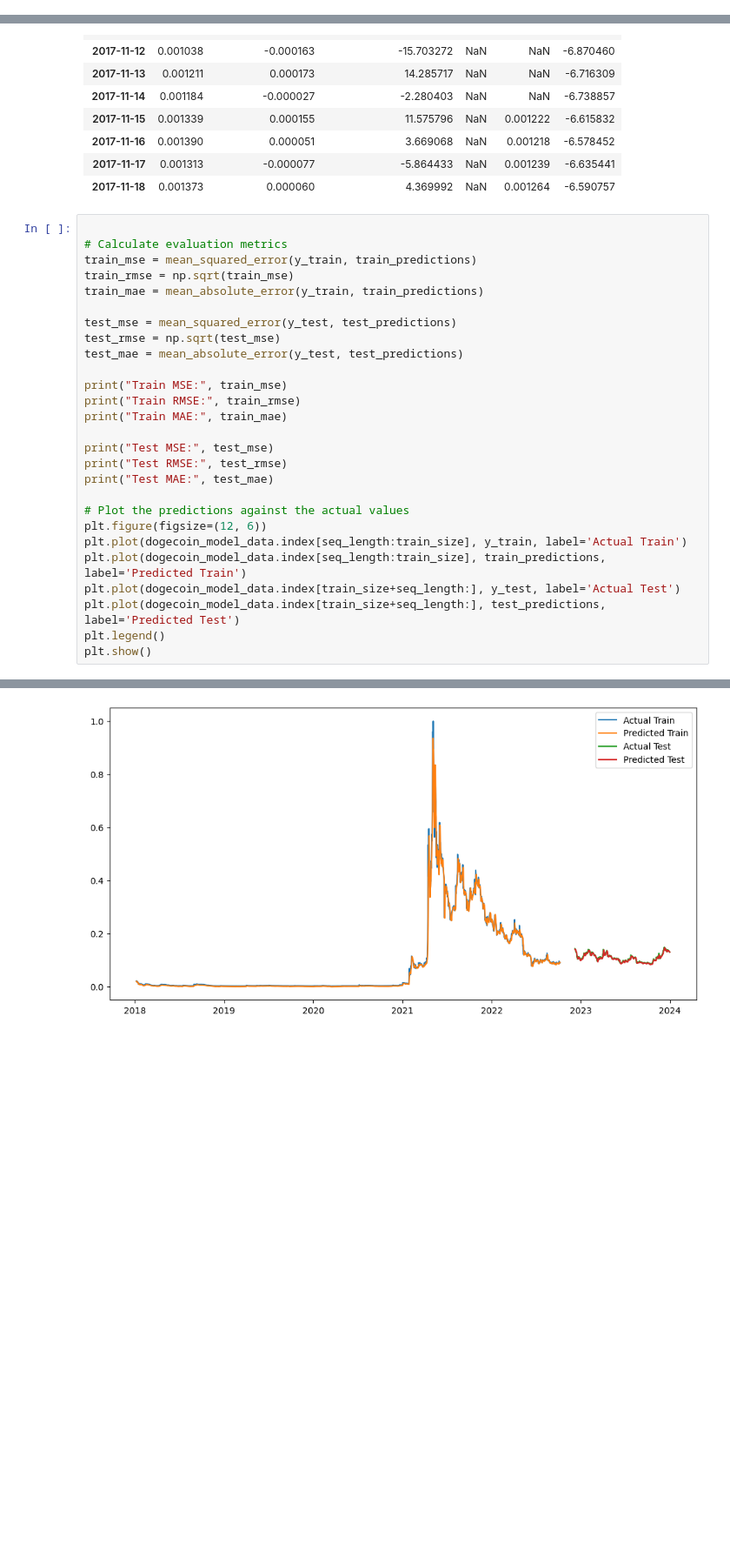
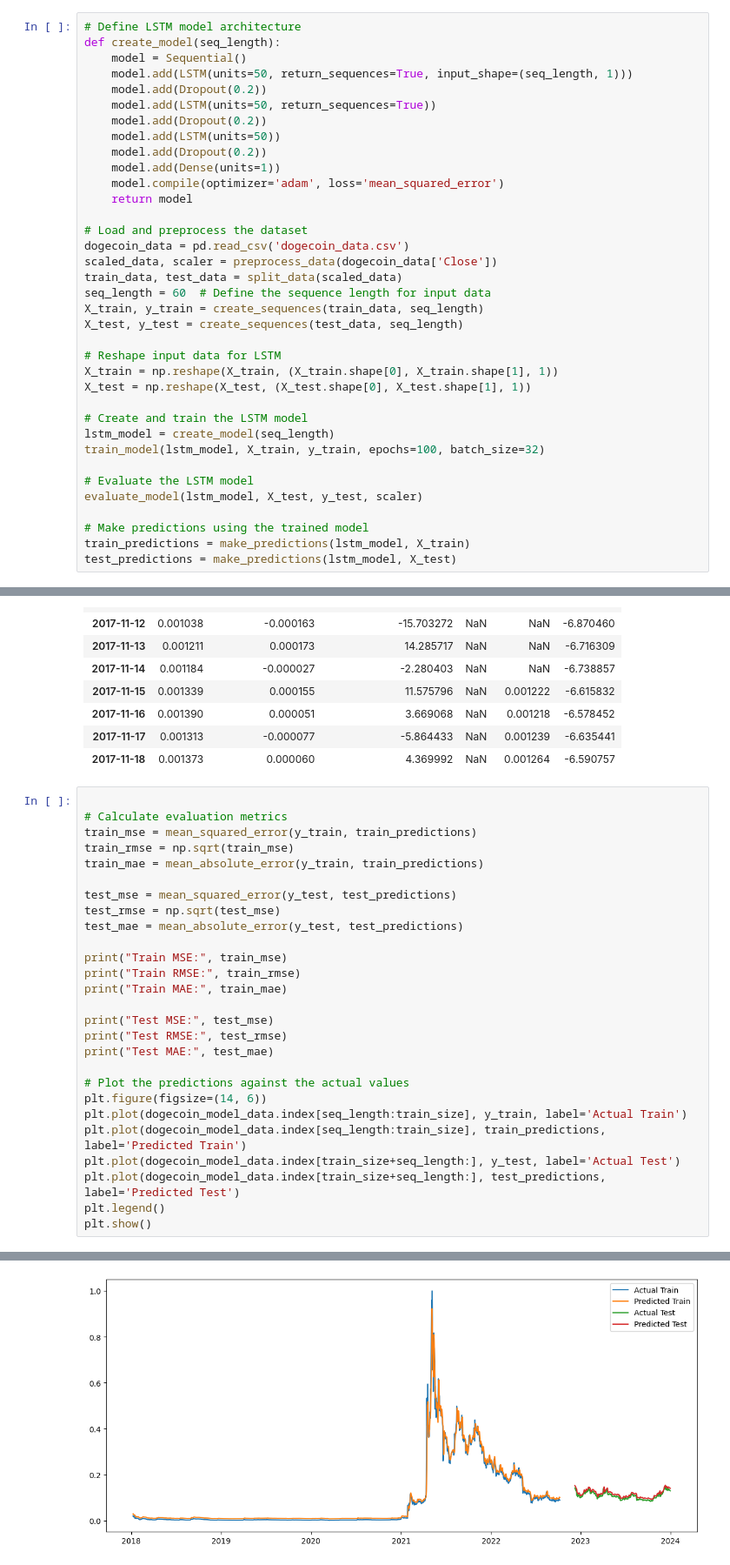
Before and after one commit to paulmachau/Dogecion-Historical-Prices, a Jupyter notebook: Dogecoin_price_prediction_LSTM.ipynb, the cells around one changed output, grey strips where cells are left out. Shown at 87% size. Cells and saved outputs as stored; diff of their text form; blank space fills up the shorter version.

```diff
--- a/Dogecoin_price_prediction_LSTM.ipynb
+++ b/Dogecoin_price_prediction_LSTM.ipynb
@@ -1297,0 +1206,36 @@ RMSE: 0.0036317666923901255
+# %%
+# Define LSTM model architecture
+def create_model(seq_length):
+    model = Sequential()
+    model.add(LSTM(units=50, return_sequences=True, input_shape=(seq_length, 1)))
+    model.add(Dropout(0.2))
+    model.add(LSTM(units=50, return_sequences=True))
+    model.add(Dropout(0.2))
+    model.add(LSTM(units=50))
+    model.add(Dropout(0.2))
+    model.add(Dense(units=1))
+    model.compile(optimizer='adam', loss='mean_squared_error')
+    return model
+
+# Load and preprocess the dataset
+dogecoin_data = pd.read_csv('dogecoin_data.csv')
+scaled_data, scaler = preprocess_data(dogecoin_data['Close'])
+train_data, test_data = split_data(scaled_data)
+seq_length = 60  # Define the sequence length for input data
+X_train, y_train = create_sequences(train_data, seq_length)
+X_test, y_test = create_sequences(test_data, seq_length)
+
+# Reshape input data for LSTM
+X_train = np.reshape(X_train, (X_train.shape[0], X_train.shape[1], 1))
+X_test = np.reshape(X_test, (X_test.shape[0], X_test.shape[1], 1))
+
+# Create and train the LSTM model
+lstm_model = create_model(seq_length)
+train_model(lstm_model, X_train, y_train, epochs=100, batch_size=32)
+
+# Evaluate the LSTM model
+evaluate_model(lstm_model, X_test, y_test, scaler)
+
+# Make predictions using the trained model
+train_predictions = make_predictions(lstm_model, X_train)
+test_predictions = make_predictions(lstm_model, X_test)
@@ -1354,7 +1320,7 @@ print("Test RMSE:", test_rmse)
 print("Test MAE:", test_mae)
 
 # Plot the predictions against the actual values
-plt.figure(figsize=(12, 6))
+plt.figure(figsize=(14, 6))
 plt.plot(dogecoin_model_data.index[seq_length:train_size], y_train, label='Actual Train')
 plt.plot(dogecoin_model_data.index[seq_length:train_size], train_predictions, label='Predicted Train')
 plt.plot(dogecoin_model_data.index[train_size+seq_length:], y_test, label='Actual Test')
@@ -1371 +1337 @@ Test MAE: 0.003220396922838815
-[figure, old version]
+[figure, new version]
```
Also changed, not shown: parts of 13 cells of this notebook.
